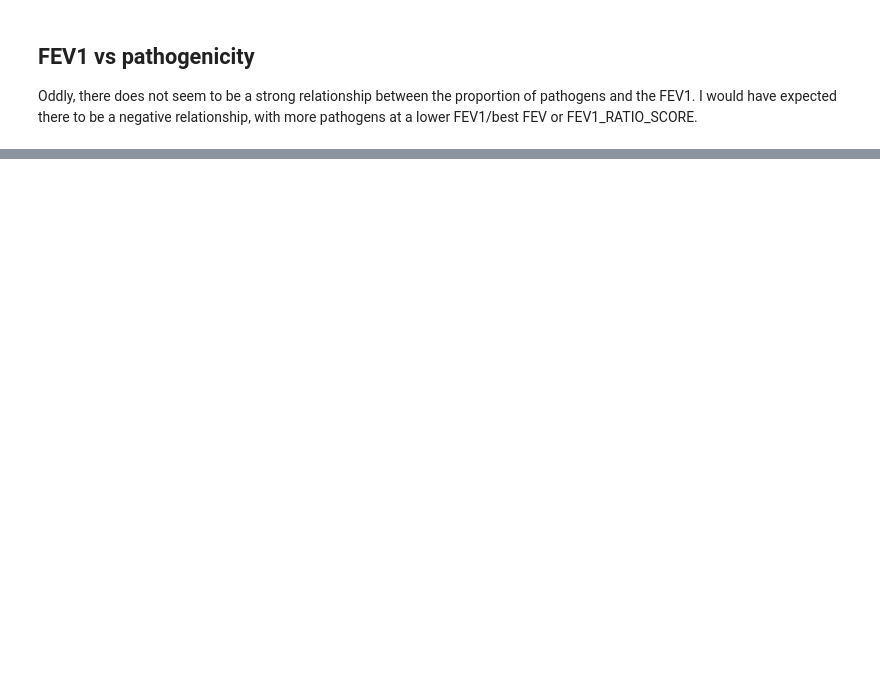
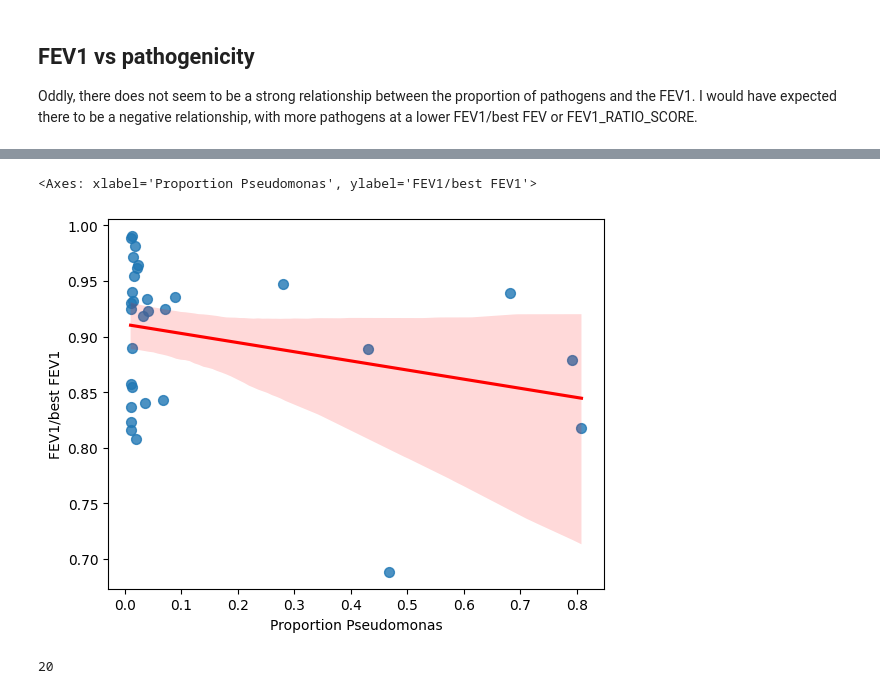
Before and after one commit to linsalrob/CF_2024, a Jupyter notebook: Jupyter/age_and_pathogenicity.ipynb, the cells around one changed output, grey strips where cells are left out. Saved outputs shown, nothing was run; the diff lists cells and outputs as text; code cells hidden in the pictures; blank space fills up the shorter version.

```diff
--- a/Jupyter/age_and_pathogenicity.ipynb
+++ b/Jupyter/age_and_pathogenicity.ipynb
@@ -333,0 +402,4 @@ The relationship between FEV1/best FEV1 and Proportion pathogens has an equation
+# %%
+pdf = pd.DataFrame(df.loc['Pseudomonas', :].drop('pathogen')/df.sum(axis=0).drop('pathogen')).rename(columns={0:'Proportion Pseudomonas'}).join(metadata[['Hospital', 'Paediatric vs Adult', 'FEV1/best FEV1', 'FEV1_RATIO_SCORE']])
+pdf['Proportion Pseudomonas'] = pdf['Proportion Pseudomonas'].astype(float)
+pdf.head()
@@ -333,0 +413,9 @@ The relationship between FEV1/best FEV1 and Proportion pathogens has an equation
+# %%
+sns.regplot(data=pdf[pdf['Proportion Pseudomonas'] > 0.01], x='Proportion Pseudomonas', y='FEV1/best FEV1', scatter_kws={'s': 50}, line_kws={'color': 'red'})
+# %% [output]
+<Axes: xlabel='Proportion Pseudomonas', ylabel='FEV1/best FEV1'>
+[figure, added]
+# %%
+len(pathogens)
+# %% [output]
+20
```
Also changed, not shown: parts of 14 cells of this notebook.
